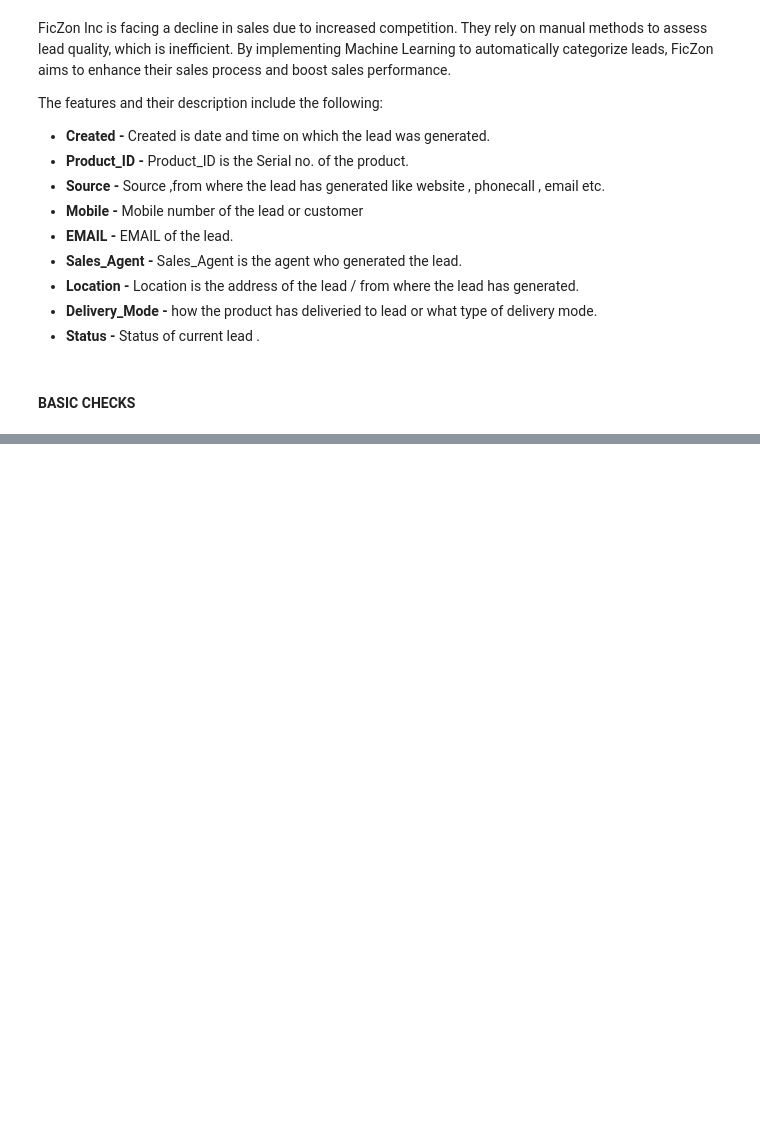
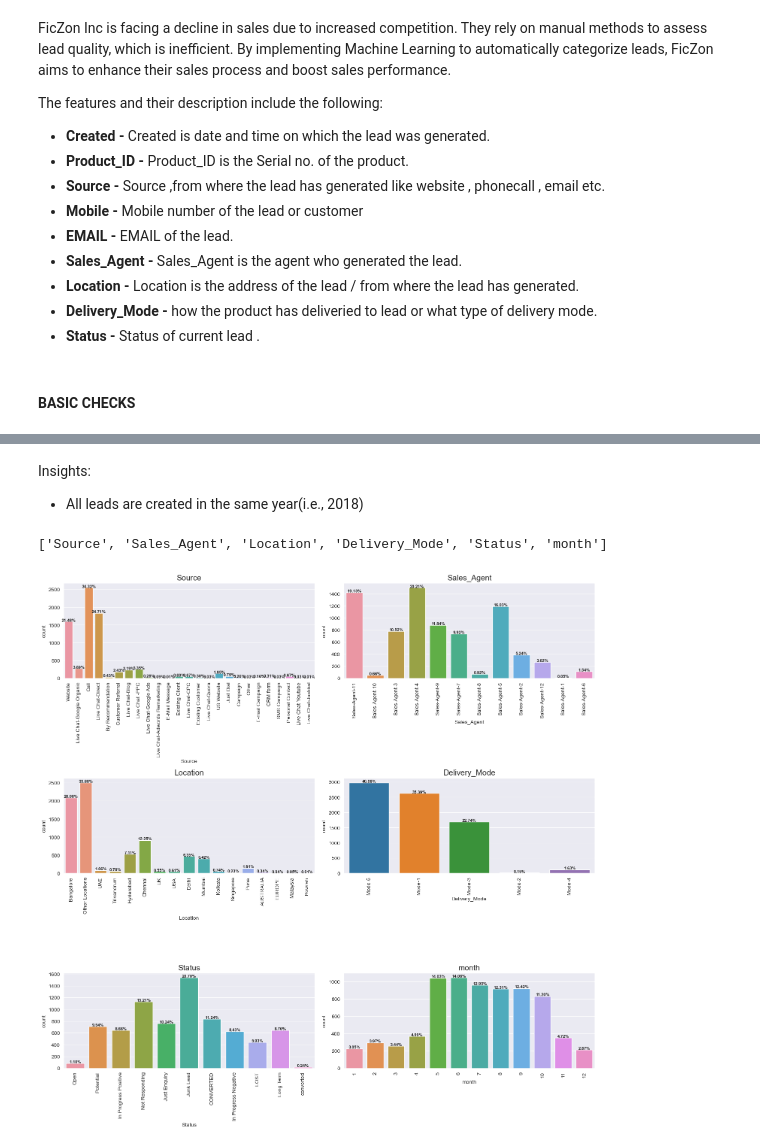
Before and after one commit to shanusaras/Lead_quality_categorization_for_enhanced_sales, a Jupyter notebook: sales effectiveness.ipynb, the cells around one changed output, grey strips where cells are left out. Drawn from its saved outputs; the diff is of its cells as text; code cells hidden in the pictures; blank space fills up the shorter version.

```diff
--- a/sales effectiveness.ipynb
+++ b/sales effectiveness.ipynb
@@ -136,0 +228,10 @@ The features and their description include the following:
+# %%
+# converting "created" column from object datatype to datatime format
+data['created']= data['Created'].astype('datetime64[s]')
+# %%
+# creating different columns for year, month, day, hour, minutes
+data['year']= data['created'].dt.year
+data['month']= data['created'].dt.month
+data['day']= data['created'].dt.day
+data['hour']=data['created'].dt.hour
+data['minutes']= data['created'].dt.minute
@@ -136,0 +266,39 @@ The features and their description include the following:
+# %% [markdown]
+Insights:
+- All leads are created in the same year(i.e., 2018)
+# %%
+# plotting countplot for categorical features
+categorical_features= [column for column in data[['Source', 'Sales_Agent', 'Location', 'Delivery_Mode', 'Status', 'month']]]
+categorical_features
+# %% [output]
+['Source', 'Sales_Agent', 'Location', 'Delivery_Mode', 'Status', 'month']
+# %%
+plt.figure(figsize= (15, 15), facecolor= 'white')
+sns.set_style('darkgrid')
+plotnumber=1
+
+for column in categorical_features:
+  if plotnumber <=6:
+    ax= plt.subplot(3,2, plotnumber)
+    sns.countplot(data= data, x= column)\
+    .set_title(f'{column}', fontsize= 15)
+    plt.xticks(rotation= 90)
+
+
+    # Displaying bar values in percentage rounded off to two decimal digits with '%' sign
+    # calculates the total no of datapoints for %
+    total = float(len(data))
+
+    # iterates through each patch (bar)
+    for p in ax.patches:
+            # get_height()--> height of the current bar
+            height = p.get_height()
+            # positions the text at the center of each bar
+            ax.text(p.get_x() + p.get_width() / 2., height + 5,
+                    f'{height / total * 100:.2f}%', ha="center", fontsize=8, fontweight= 'bold')
+
+  plotnumber +=1
+plt.tight_layout()
+plt.show()
+# %% [output]
+[figure, added]
```
Also changed, not shown: parts of 19 cells of this notebook.
